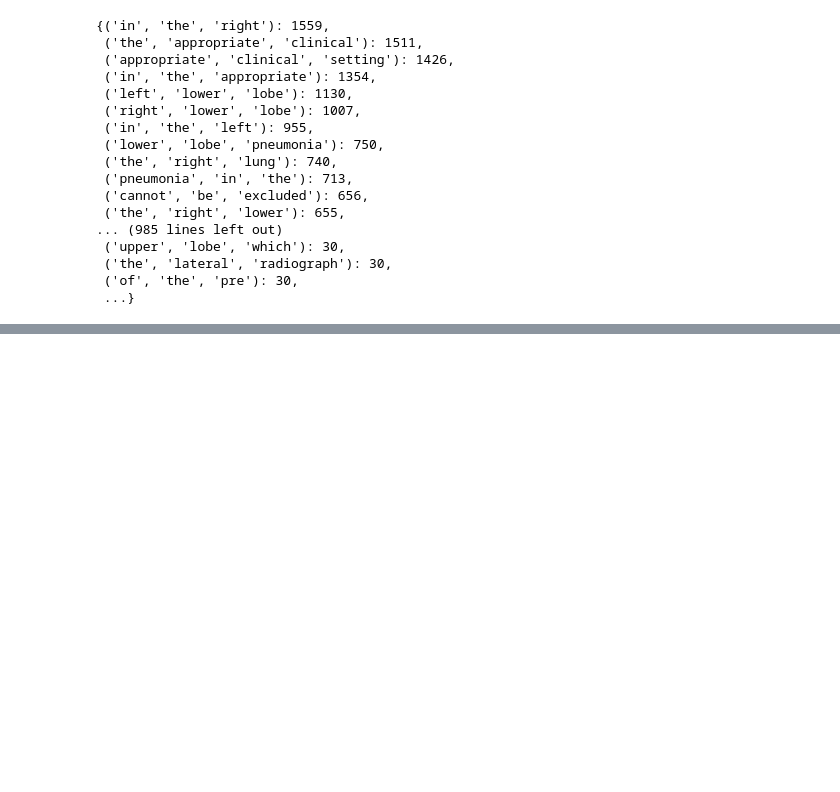
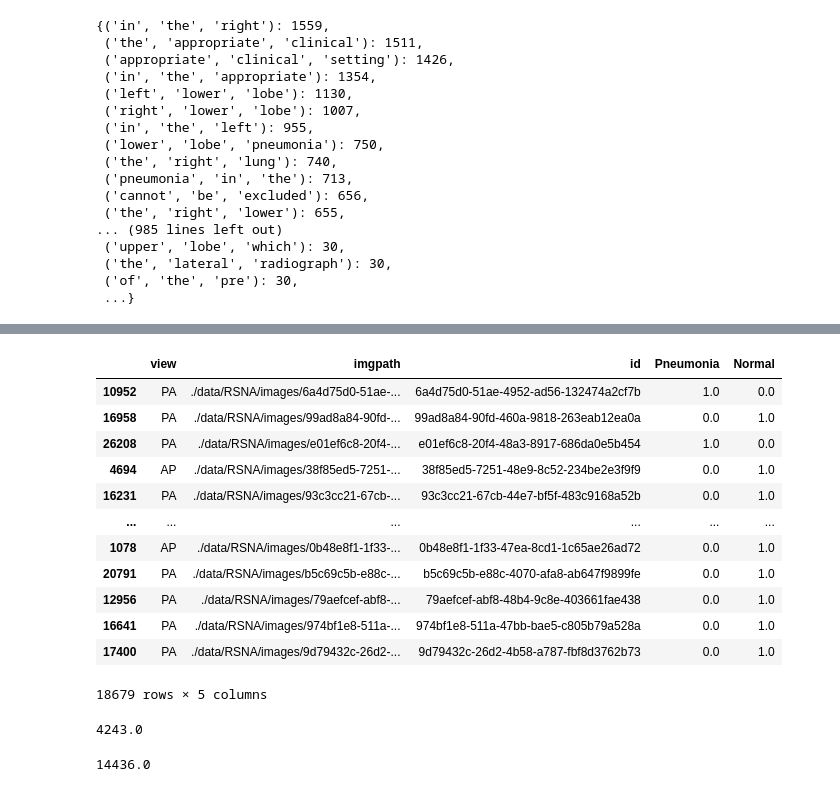
Before and after one commit to RyanWangZf/MedCLIP, a Jupyter notebook: playground.ipynb, the cells around one changed output, grey strips where cells are left out. Drawn from its saved outputs; the diff is of its cells as text; code cells hidden in the pictures; blank space fills up the shorter version.

```diff
--- a/playground.ipynb
+++ b/playground.ipynb
@@ -77,0 +129,25 @@ dict(sorted(finder.ngram_fd.items(), key=lambda item: item[1], reverse=True))
+# %%
+rsna_train_meta = pd.read_csv('./local_data/rsna-train-meta.csv', index_col=0)
+rsna_train_meta
+# %% [output]
+|  | view | imgpath | id | Pneumonia | Normal |
+| 10952 | PA | ./data/RSNA/images/6a4d75d0-51ae-... | 6a4d75d0-51ae-4952-ad56-132474a2cf7b | 1.0 | 0.0 |
+| 16958 | PA | ./data/RSNA/images/99ad8a84-90fd-... | 99ad8a84-90fd-460a-9818-263eab12ea0a | 0.0 | 1.0 |
+| 26208 | PA | ./data/RSNA/images/e01ef6c8-20f4-... | e01ef6c8-20f4-48a3-8917-686da0e5b454 | 1.0 | 0.0 |
+| 4694 | AP | ./data/RSNA/images/38f85ed5-7251-... | 38f85ed5-7251-48e9-8c52-234be2e3f9f9 | 0.0 | 1.0 |
+| 16231 | PA | ./data/RSNA/images/93c3cc21-67cb-... | 93c3cc21-67cb-44e7-bf5f-483c9168a52b | 0.0 | 1.0 |
+| ... | ... | ... | ... | ... | ... |
+| 1078 | AP | ./data/RSNA/images/0b48e8f1-1f33-... | 0b48e8f1-1f33-47ea-8cd1-1c65ae26ad72 | 0.0 | 1.0 |
+| 20791 | PA | ./data/RSNA/images/b5c69c5b-e88c-... | b5c69c5b-e88c-4070-afa8-ab647f9899fe | 0.0 | 1.0 |
+| 12956 | PA | ./data/RSNA/images/79aefcef-abf8-... | 79aefcef-abf8-48b4-9c8e-403661fae438 | 0.0 | 1.0 |
+| 16641 | PA | ./data/RSNA/images/974bf1e8-511a-... | 974bf1e8-511a-47bb-bae5-c805b79a528a | 0.0 | 1.0 |
+| 17400 | PA | ./data/RSNA/images/9d79432c-26d2-... | 9d79432c-26d2-4b58-a787-fbf8d3762b73 | 0.0 | 1.0 |
+18679 rows × 5 columns
+# %%
+rsna_train_meta.Pneumonia.sum()
+# %% [output]
+4243.0
+# %%
+rsna_train_meta.Normal.sum()
+# %% [output]
+14436.0
```
Also changed, not shown: parts of 6 cells of this notebook, 1 other file.
